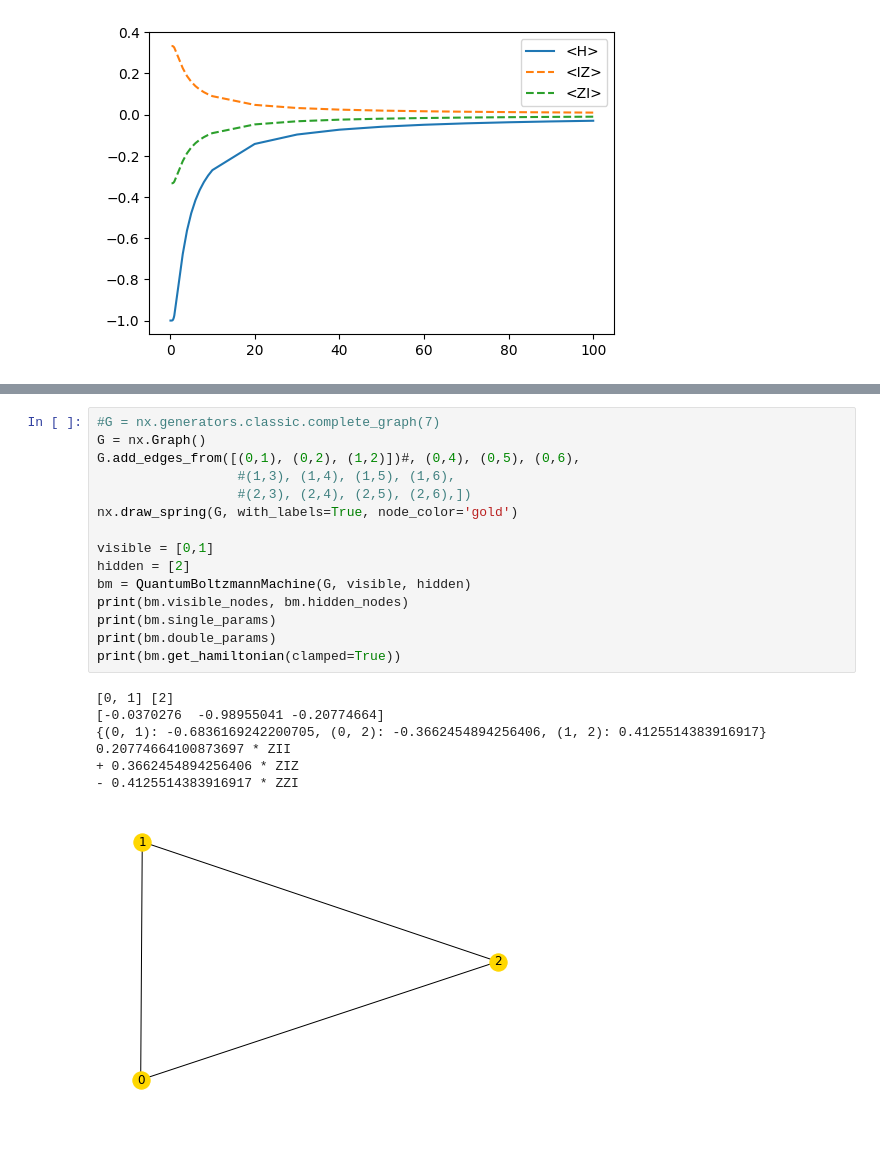
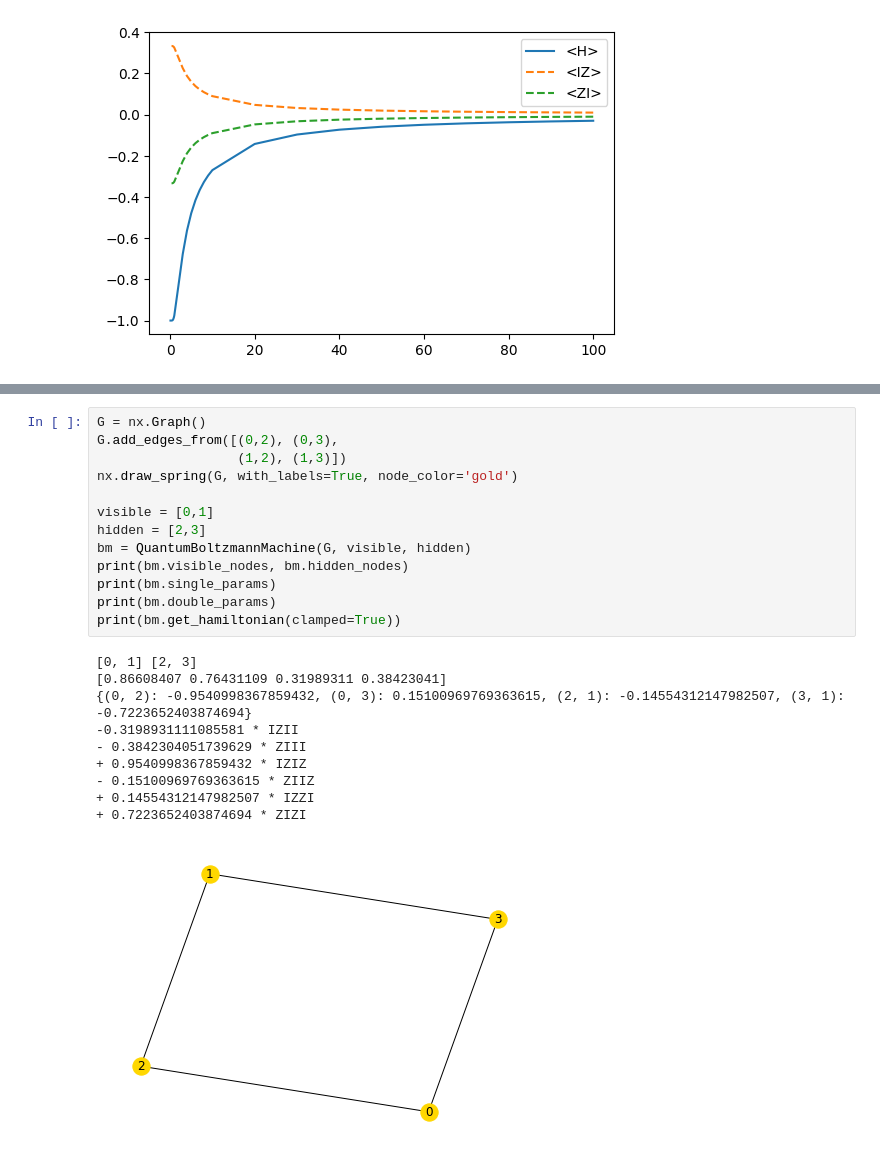
Before and after one commit to jviszlai/Bayesian-inference-coresets, a Jupyter notebook: QBM.ipynb, the cells around one changed output, grey strips where cells are left out. Saved outputs shown, nothing was run; the diff lists cells and outputs as text.

```diff
--- a/QBM.ipynb
+++ b/QBM.ipynb
@@ -114,23 +296,24 @@ class QuantumBoltzmannMachine:
 # %%
-#G = nx.generators.classic.complete_graph(7)
 G = nx.Graph()
-G.add_edges_from([(0,1), (0,2), (1,2)])#, (0,4), (0,5), (0,6),
-                  #(1,3), (1,4), (1,5), (1,6),
-                  #(2,3), (2,4), (2,5), (2,6),])
+G.add_edges_from([(0,2), (0,3),
+                  (1,2), (1,3)])
 nx.draw_spring(G, with_labels=True, node_color='gold')
 
 visible = [0,1]
-hidden = [2]
+hidden = [2,3]
 bm = QuantumBoltzmannMachine(G, visible, hidden)
 print(bm.visible_nodes, bm.hidden_nodes)
 print(bm.single_params)
 print(bm.double_params)
 print(bm.get_hamiltonian(clamped=True))
 # %% [output]
-[0, 1] [2]
-[-0.0370276  -0.98955041 -0.20774664]
-{(0, 1): -0.6836169242200705, (0, 2): -0.3662454894256406, (1, 2): 0.4125514383916917}
-0.20774664100873697 * ZII
-+ 0.3662454894256406 * ZIZ
-- 0.4125514383916917 * ZZI
+[0, 1] [2, 3]
+[0.86608407 0.76431109 0.31989311 0.38423041]
+{(0, 2): -0.9540998367859432, (0, 3): 0.15100969769363615, (2, 1): -0.14554312147982507, (3, 1): -0.7223652403874694}
+-0.3198931111085581 * IZII
+- 0.3842304051739629 * ZIII
++ 0.9540998367859432 * IZIZ
+- 0.15100969769363615 * ZIIZ
++ 0.14554312147982507 * IZZI
++ 0.7223652403874694 * ZIZI
-[figure, old version]
+[figure, new version]
```
Also changed, not shown: parts of 4 cells of this notebook, 1 other file.
